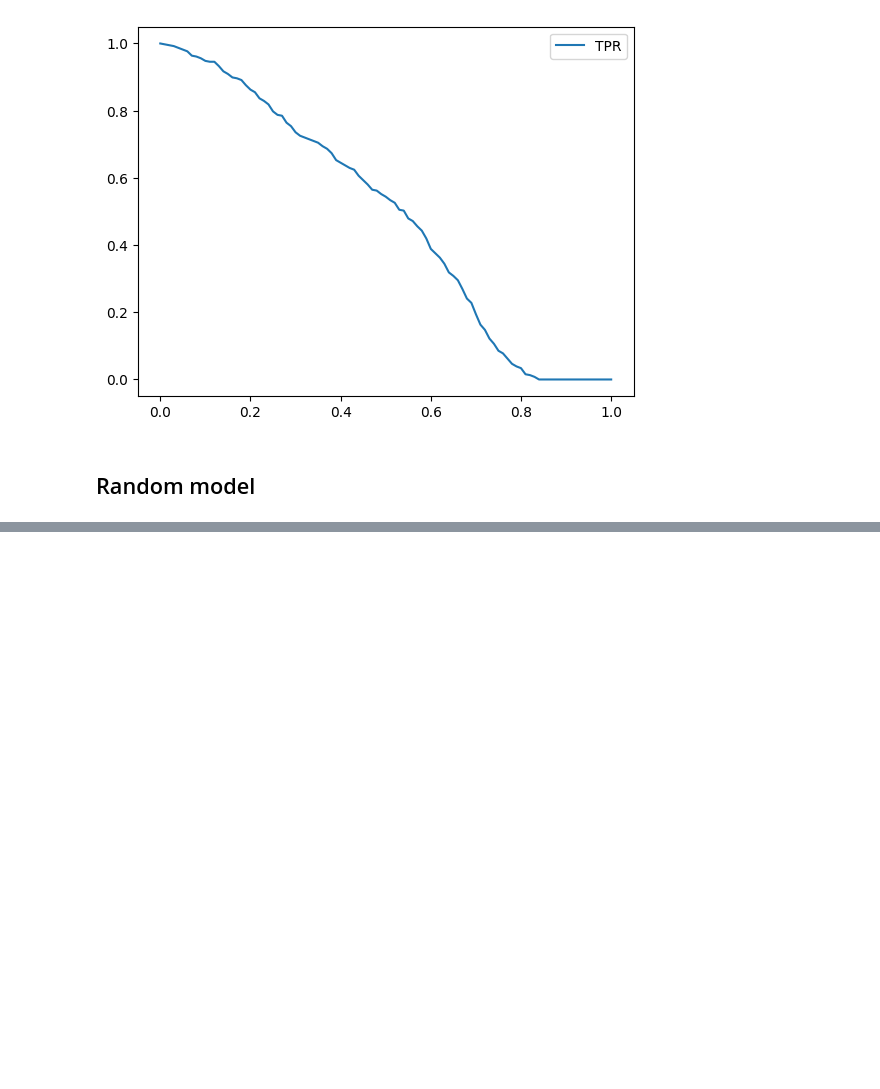
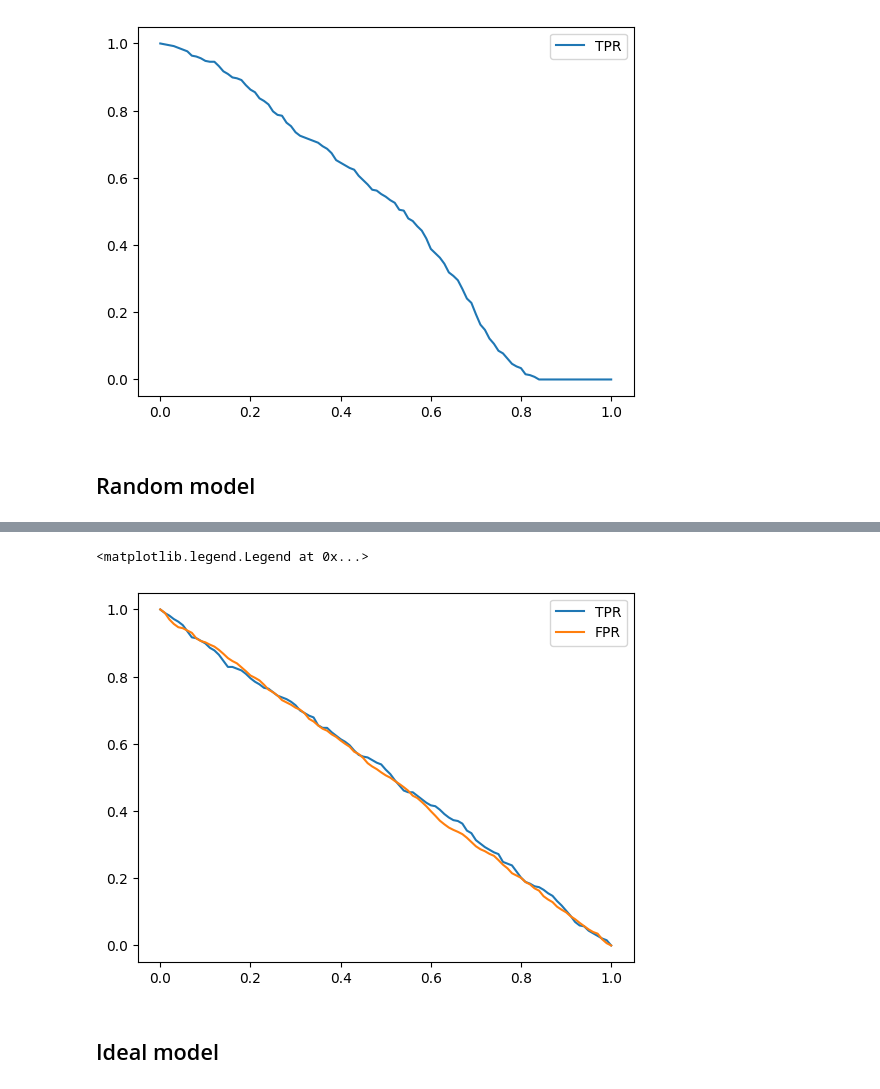
Before and after one commit to denis911/ML-zoomcamp-notebooks-modules-1-4, a Jupyter notebook: videos week 4 - evaluation.ipynb, the cells around one changed output, grey strips where cells are left out. Cells and saved outputs as stored; diff of their text form; code cells hidden in the pictures; blank space fills up the shorter version.

```diff
--- a/videos week 4 - evaluation.ipynb
+++ b/videos week 4 - evaluation.ipynb
@@ -508,3 +508,7 @@ plt.legend()
 # Random model
 # we need random model - model which randomly assign customers to churn/no churn groups
 # so we can compare our model with the random choice and see if it is any better....
+
+np.random.seed(1)
+y_rand = np.random.uniform(0, 1, size=len(y_val))
+y_rand.round(3)
@@ -510,0 +522,35 @@ plt.legend()
+# %%
+# to plot tpr and fpr of this random model we put calculations into a function for convenience
+
+
+def tpr_fpr_dataframe(y_val, y_pred):
+    scores = []
+    thresholds = np.linspace(0, 1, 101)
+
+    for t in thresholds:
+        actual_positive = (y_val == 1)
+        actual_negative = (y_val == 0)
+
+        predict_positive = (y_pred >= t)
+        predict_negative = (y_pred < t)
+
+        tp = (predict_positive & actual_positive).sum()
+        tn = (predict_negative & actual_negative).sum()
+
+        fp = (predict_positive & actual_negative).sum()
+        fn = (predict_negative & actual_positive).sum()
+
+        scores.append((t, tp, tn, fp, fn))
+
+    columns = ['threshold', 'tp', 'tn', 'fp', 'fn']
+    df_scores = pd.DataFrame(scores, columns=columns)
+
+    df_scores['tpr'] = df_scores.tp / (df_scores.tp + df_scores.fn)
+    df_scores['fpr'] = df_scores.fp / (df_scores.fp + df_scores.tn)
+
+    return df_scores
+# %%
+# use our function to calc dataframe with random model metrics
+df_rand = tpr_fpr_dataframe(y_val, y_rand)
+df_rand[::10]
+# quick sanity check - 50	0.5	202	505	518	184	0.523316	0.506354 - 50%/50% hit or miss chance
@@ -510,0 +570,10 @@ plt.legend()
+# %%
+# and plot it in similar fashion as before
+plt.plot(df_rand.threshold, df_rand['tpr'], label='TPR')
+plt.plot(df_rand.threshold, df_rand['fpr'], label='FPR')
+plt.legend()
+# %% [output]
+<matplotlib.legend.Legend at 0x...>
+[figure, added]
+# %% [markdown]
+## Ideal model
```
Also changed, not shown: parts of 4 cells of this notebook.
